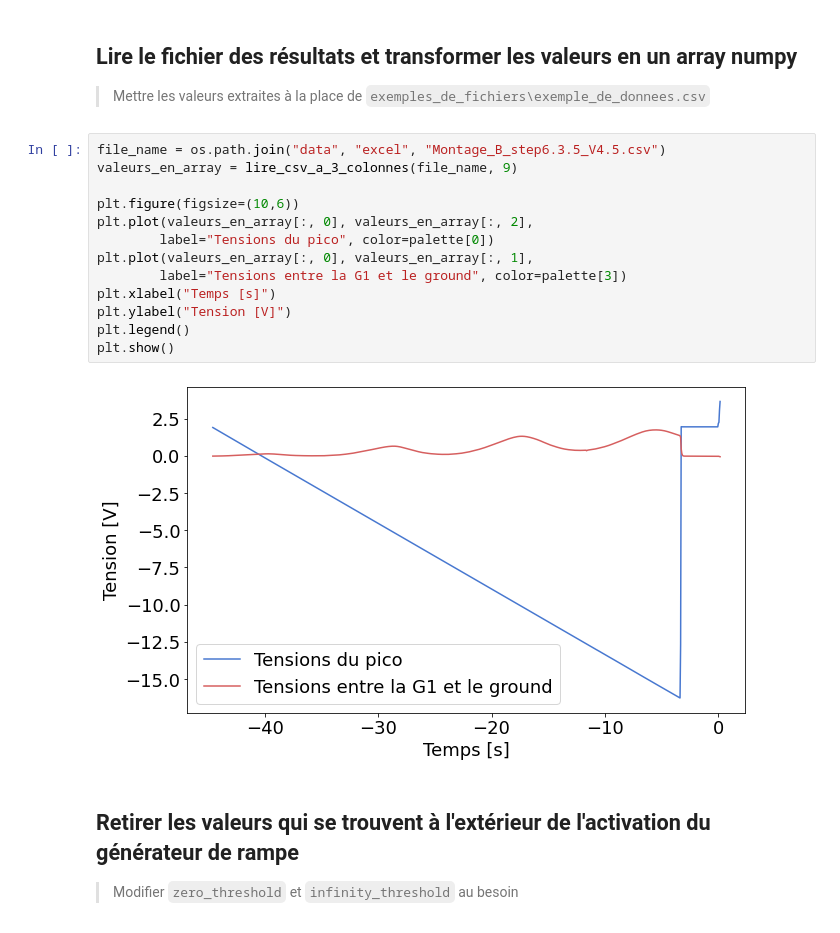
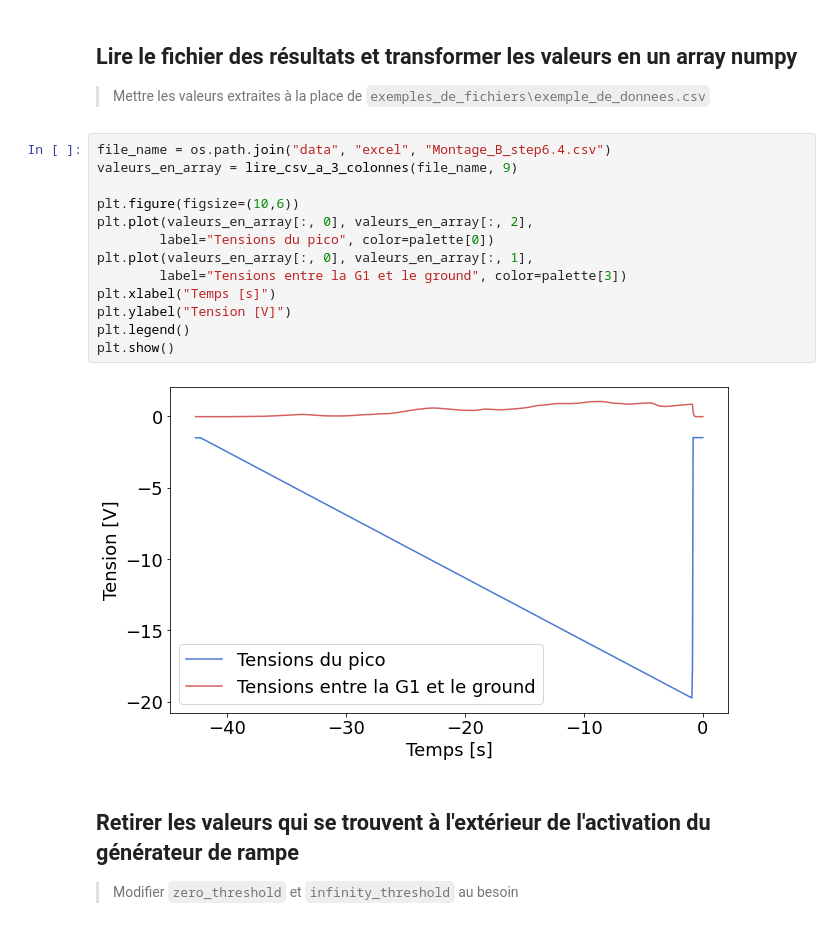
Before and after one commit to GeremyMichaud/PHY-3002-Frank-et-Hertz, a Jupyter notebook: analyse_legere_pic_simple.ipynb, the cells around one changed output. Drawn from its saved outputs; the diff is of its cells as text.

```diff
--- a/analyse_legere_pic_simple.ipynb
+++ b/analyse_legere_pic_simple.ipynb
@@ -36,20 +36,20 @@ sns.color_palette("muted")
 ## Lire le fichier des résultats et transformer les valeurs en un array numpy
 > Mettre les valeurs extraites à la place de `exemples_de_fichiers\exemple_de_donnees.csv`
 # %%
-file_name = os.path.join("data", "excel", "Montage_B_step6.3.5_V4.5.csv")
+file_name = os.path.join("data", "excel", "Montage_B_step6.4.csv")
 valeurs_en_array = lire_csv_a_3_colonnes(file_name, 9)
 
 plt.figure(figsize=(10,6))
 plt.plot(valeurs_en_array[:, 0], valeurs_en_array[:, 2],
         label="Tensions du pico", color=palette[0])
 plt.plot(valeurs_en_array[:, 0], valeurs_en_array[:, 1],
         label="Tensions entre la G1 et le ground", color=palette[3])
 plt.xlabel("Temps [s]")
 plt.ylabel("Tension [V]")
 plt.legend()
 plt.show()
 # %% [output]
-[figure, old version]
+[figure, new version]
 # %% [markdown]
 ## Retirer les valeurs qui se trouvent à l'extérieur de l'activation du générateur de rampe
 > Modifier `zero_threshold` et `infinity_threshold` au besoin
```
Also changed, not shown: parts of 3 cells of this notebook, 4 other files.
